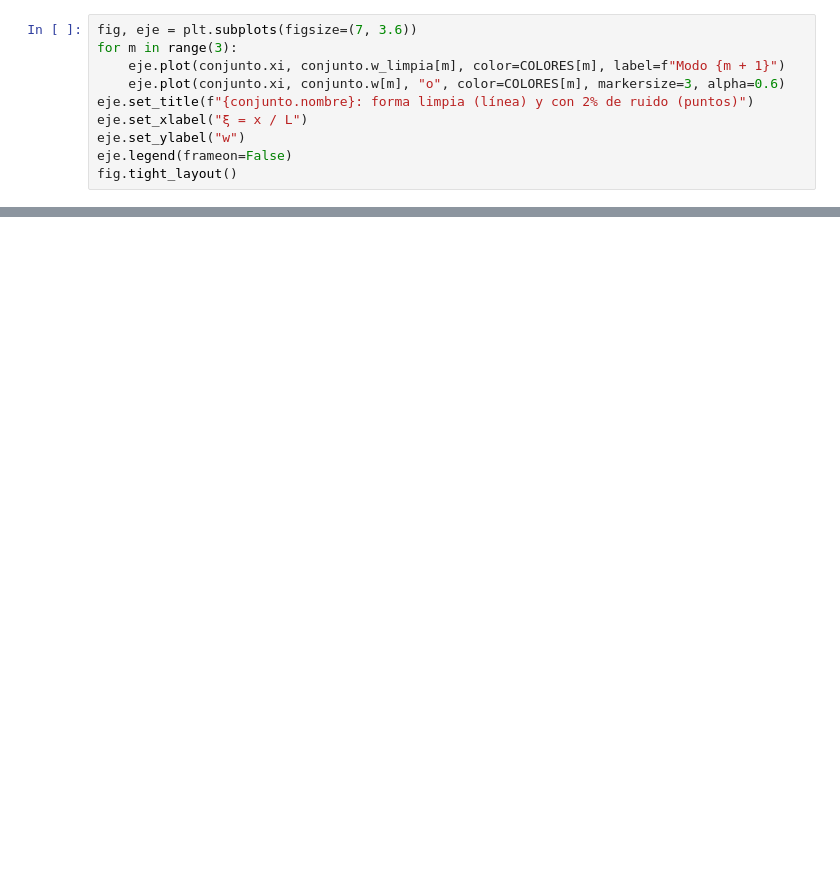
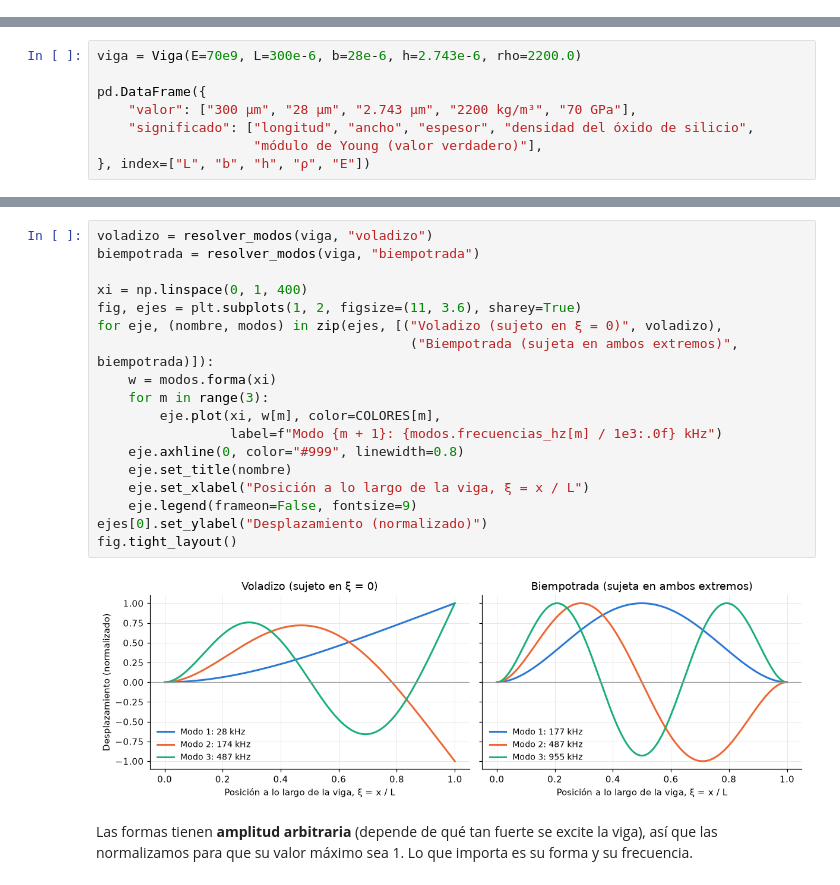
Before and after one commit to isabellaarangor/proyecto-integrador-team39-MNA, a Jupyter notebook: notebooks/01_datos_sinteticos.ipynb, the cells around one changed output, grey strips where cells are left out. Cells and saved outputs as stored; diff of their text form; blank space fills up the shorter version.

```diff
--- a/notebooks/01_datos_sinteticos.ipynb
+++ b/notebooks/01_datos_sinteticos.ipynb
@@ -148,10 +0,0 @@ w: (3, 100)  omega [kHz]: [ 27.07 169.82 475.94]
-# %%
-fig, eje = plt.subplots(figsize=(7, 3.6))
-for m in range(3):
-    eje.plot(conjunto.xi, conjunto.w_limpia[m], color=COLORES[m], label=f"Modo {m + 1}")
-    eje.plot(conjunto.xi, conjunto.w[m], "o", color=COLORES[m], markersize=3, alpha=0.6)
-eje.set_title(f"{conjunto.nombre}: forma limpia (línea) y con 2% de ruido (puntos)")
-eje.set_xlabel("ξ = x / L")
-eje.set_ylabel("w")
-eje.legend(frameon=False)
-fig.tight_layout()
@@ -183,0 +144,8 @@ Ida y vuelta idéntica: True
+# %%
+viga = Viga(E=70e9, L=300e-6, b=28e-6, h=2.743e-6, rho=2200.0)
+
+pd.DataFrame({
+    "valor": ["300 µm", "28 µm", "2.743 µm", "2200 kg/m³", "70 GPa"],
+    "significado": ["longitud", "ancho", "espesor", "densidad del óxido de silicio",
+                    "módulo de Young (valor verdadero)"],
+}, index=["L", "b", "h", "ρ", "E"])
@@ -183,0 +166,22 @@ Ida y vuelta idéntica: True
+# %%
+voladizo = resolver_modos(viga, "voladizo")
+biempotrada = resolver_modos(viga, "biempotrada")
+
+xi = np.linspace(0, 1, 400)
+fig, ejes = plt.subplots(1, 2, figsize=(11, 3.6), sharey=True)
+for eje, (nombre, modos) in zip(ejes, [("Voladizo (sujeto en ξ = 0)", voladizo),
+                                        ("Biempotrada (sujeta en ambos extremos)", biempotrada)]):
+    w = modos.forma(xi)
+    for m in range(3):
+        eje.plot(xi, w[m], color=COLORES[m],
+                 label=f"Modo {m + 1}: {modos.frecuencias_hz[m] / 1e3:.0f} kHz")
+    eje.axhline(0, color="#999", linewidth=0.8)
+    eje.set_title(nombre)
+    eje.set_xlabel("Posición a lo largo de la viga, ξ = x / L")
+    eje.legend(frameon=False, fontsize=9)
+ejes[0].set_ylabel("Desplazamiento (normalizado)")
+fig.tight_layout()
+# %% [output]
+[figure, added]
+# %% [markdown]
+Las formas tienen **amplitud arbitraria** (depende de qué tan fuerte se excite la viga), así que las normalizamos para que su valor máximo sea 1. Lo que importa es su forma y su frecuencia.
```
Also changed, not shown: parts of 48 cells of this notebook, 4 other files.
